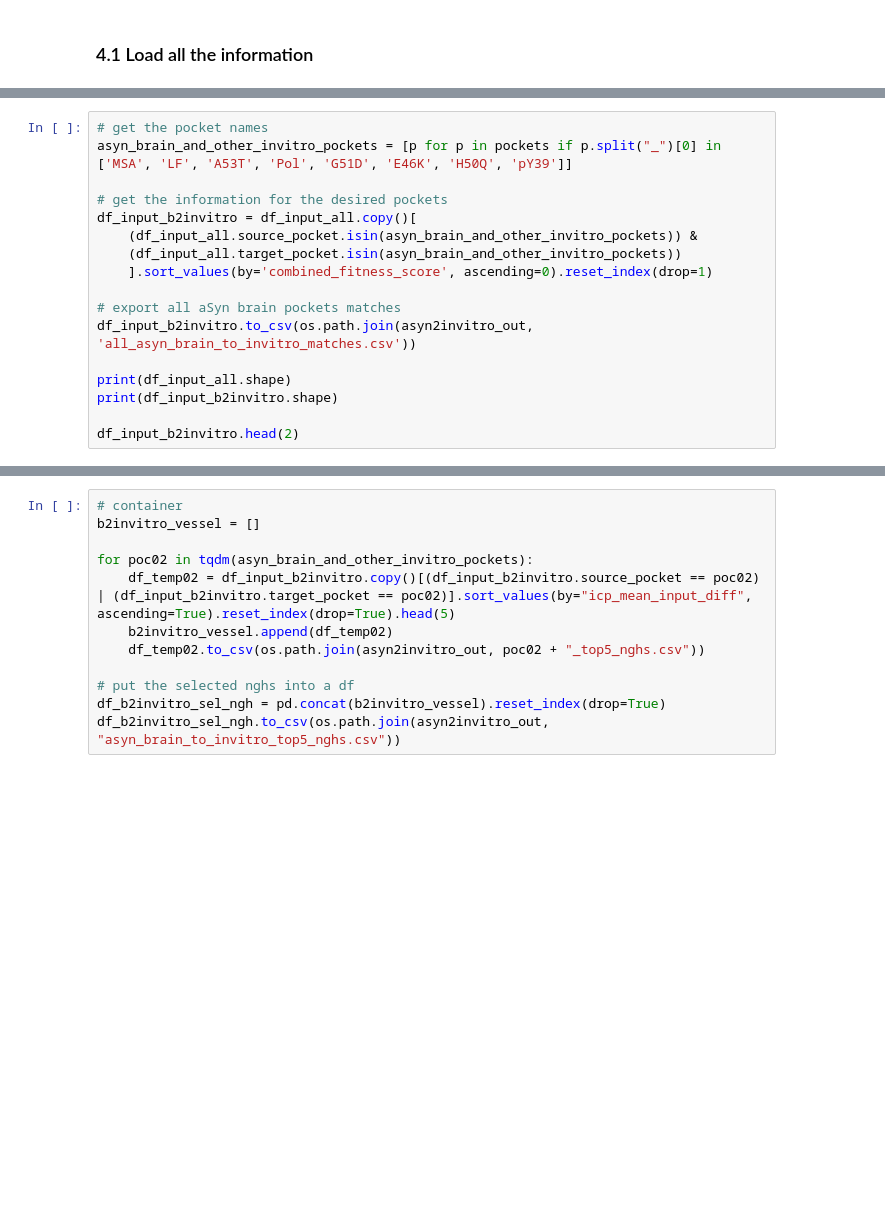
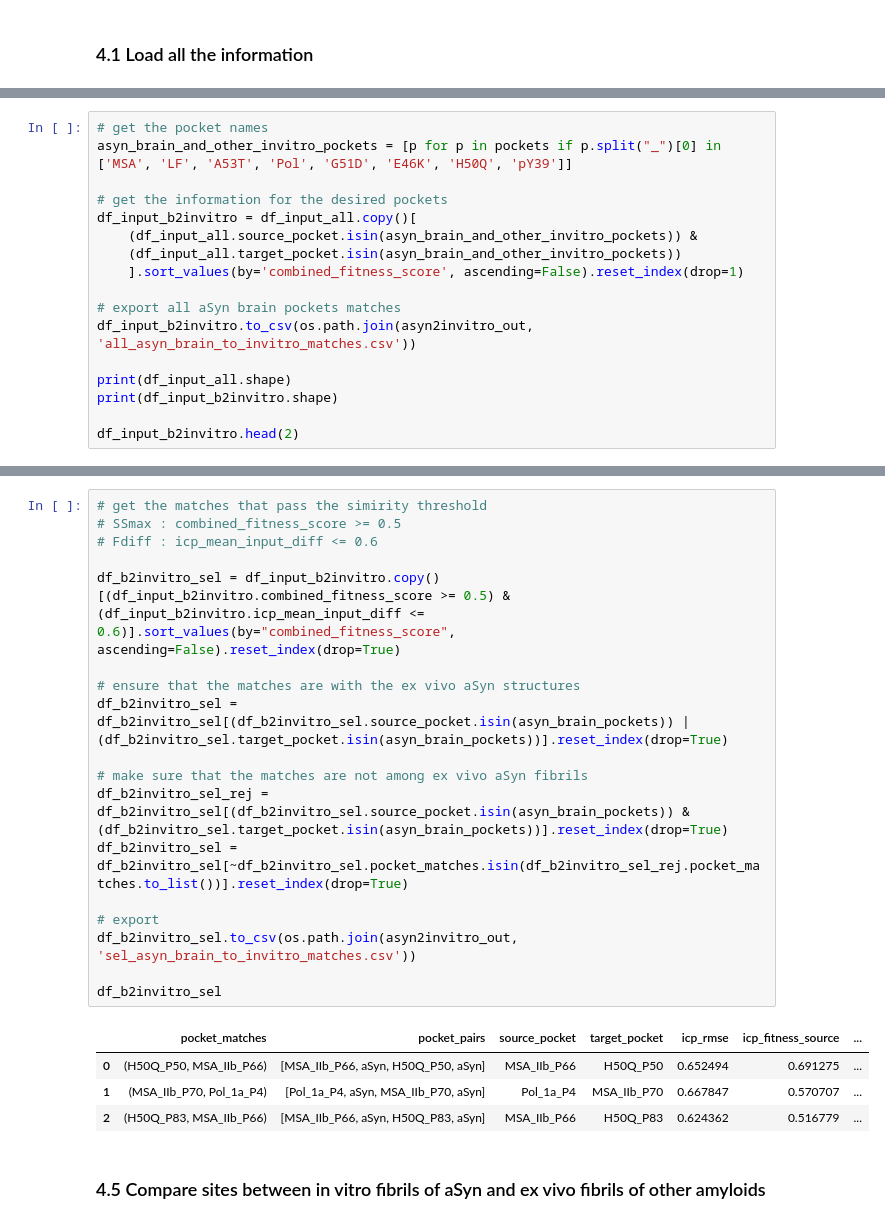
Before and after one commit to A-Sadek/FibrilSite, a Jupyter notebook: site_alignment_analysis/site_alignment_analysis.ipynb, the cells around one changed output, grey strips where cells are left out. Drawn from its saved outputs; the diff is of its cells as text; blank space fills up the shorter version.

```diff
--- a/site_alignment_analysis/site_alignment_analysis.ipynb
+++ b/site_alignment_analysis/site_alignment_analysis.ipynb
@@ -379,7 +390,7 @@ asyn_brain_and_other_invitro_pockets = [p for p in pockets if p.split("_")[0] in
 df_input_b2invitro = df_input_all.copy()[
     (df_input_all.source_pocket.isin(asyn_brain_and_other_invitro_pockets)) &
     (df_input_all.target_pocket.isin(asyn_brain_and_other_invitro_pockets))
-    ].sort_values(by='combined_fitness_score', ascending=0).reset_index(drop=1)
+    ].sort_values(by='combined_fitness_score', ascending=False).reset_index(drop=1)
 
 # export all aSyn brain pockets matches
 df_input_b2invitro.to_csv(os.path.join(asyn2invitro_out, 'all_asyn_brain_to_invitro_matches.csv'))
@@ -397,12 +408,25 @@ df_input_b2invitro.head(2)
-# %%
-# container
-b2invitro_vessel = []
-
-for poc02 in tqdm(asyn_brain_and_other_invitro_pockets):
-    df_temp02 = df_input_b2invitro.copy()[(df_input_b2invitro.source_pocket == poc02) | (df_input_b2invitro.target_pocket == poc02)].sort_values(by="icp_mean_input_diff", ascending=True).reset_index(drop=True).head(5)
-    b2invitro_vessel.append(df_temp02)
-    df_temp02.to_csv(os.path.join(asyn2invitro_out, poc02 + "_top5_nghs.csv"))
-
-# put the selected nghs into a df
-df_b2invitro_sel_ngh = pd.concat(b2invitro_vessel).reset_index(drop=True)
-df_b2invitro_sel_ngh.to_csv(os.path.join(asyn2invitro_out, "asyn_brain_to_invitro_top5_nghs.csv"))
+# %%
+# get the matches that pass the simirity threshold
+# SSmax : combined_fitness_score >= 0.5
+# Fdiff : icp_mean_input_diff <= 0.6
+
+df_b2invitro_sel = df_input_b2invitro.copy()[(df_input_b2invitro.combined_fitness_score >= 0.5) & (df_input_b2invitro.icp_mean_input_diff <= 0.6)].sort_values(by="combined_fitness_score", ascending=False).reset_index(drop=True)
+
+# ensure that the matches are with the ex vivo aSyn structures
+df_b2invitro_sel = df_b2invitro_sel[(df_b2invitro_sel.source_pocket.isin(asyn_brain_pockets)) | (df_b2invitro_sel.target_pocket.isin(asyn_brain_pockets))].reset_index(drop=True)
+
+# make sure that the matches are not among ex vivo aSyn fibrils
+df_b2invitro_sel_rej = df_b2invitro_sel[(df_b2invitro_sel.source_pocket.isin(asyn_brain_pockets)) & (df_b2invitro_sel.target_pocket.isin(asyn_brain_pockets))].reset_index(drop=True)
+df_b2invitro_sel = df_b2invitro_sel[~df_b2invitro_sel.pocket_matches.isin(df_b2invitro_sel_rej.pocket_matches.to_list())].reset_index(drop=True)
+
+# export
+df_b2invitro_sel.to_csv(os.path.join(asyn2invitro_out, 'sel_asyn_brain_to_invitro_matches.csv'))
+
+df_b2invitro_sel
+# %% [output]
+|  | pocket_matches | pocket_pairs | source_pocket | target_pocket | icp_rmse | icp_fitness_source | ... |
+| 0 | (H50Q_P50, MSA_IIb_P66) | [MSA_IIb_P66, aSyn, H50Q_P50, aSyn] | MSA_IIb_P66 | H50Q_P50 | 0.652494 | 0.691275 | ... |
+| 1 | (MSA_IIb_P70, Pol_1a_P4) | [Pol_1a_P4, aSyn, MSA_IIb_P70, aSyn] | Pol_1a_P4 | MSA_IIb_P70 | 0.667847 | 0.570707 | ... |
+| 2 | (H50Q_P83, MSA_IIb_P66) | [MSA_IIb_P66, aSyn, H50Q_P83, aSyn] | MSA_IIb_P66 | H50Q_P83 | 0.624362 | 0.516779 | ... |
+# %% [markdown]
+### 4.5 Compare sites between in vitro fibrils of aSyn and ex vivo fibrils of other amyloids
```
Also changed, not shown: parts of 24 cells of this notebook.
